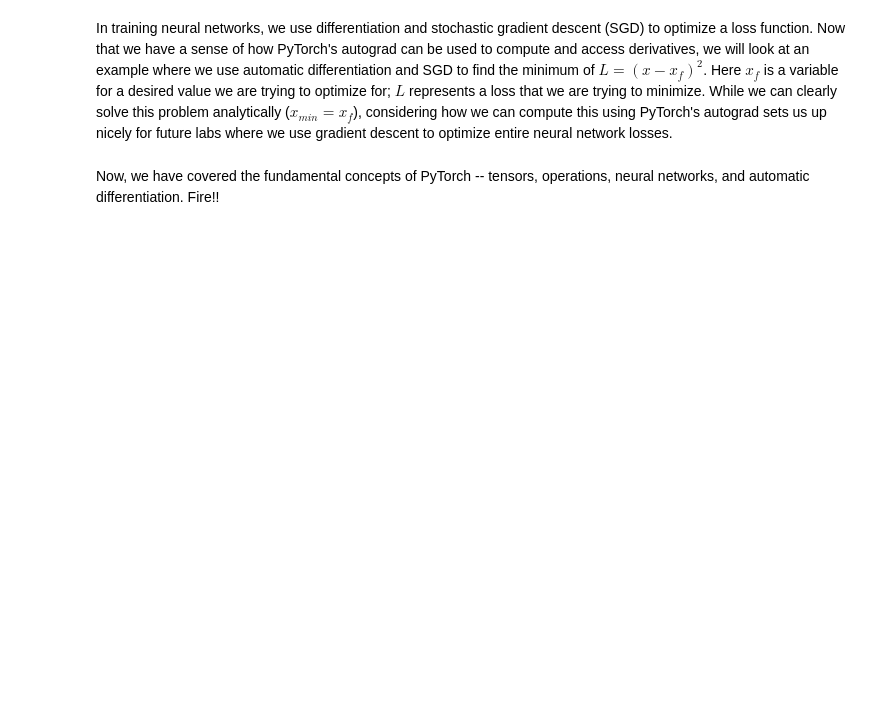
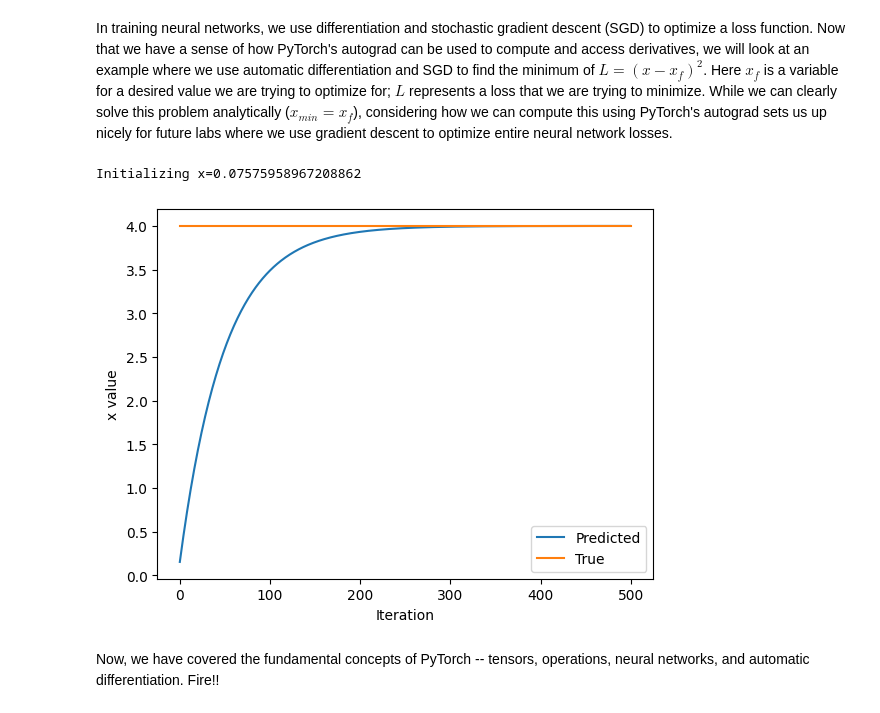
Before and after one commit to jingpeng7527/introtodeeplearning, a Jupyter notebook: lab1/PT_Part1_Intro.ipynb, the cells around one changed output. Cells and saved outputs as stored; diff of their text form; code cells hidden in the pictures; blank space fills up the shorter version.

```diff
--- a/lab1/PT_Part1_Intro.ipynb
+++ b/lab1/PT_Part1_Intro.ipynb
@@ -304,33 +339,36 @@ In training neural networks, we use differentiation and stochastic gradient desc
 x = torch.randn(1)
 print(f"Initializing x={x.item()}")
 
 learning_rate = 1e-2  # Learning rate
 history = []
 x_f = 4  # Target value
 
 
 # We will run gradient descent for a number of iterations. At each iteration, we compute the loss,
 #   compute the derivative of the loss with respect to x, and perform the update.
 for i in range(500):
     x = torch.tensor([x], requires_grad=True)
 
     # TODO: Compute the loss as the square of the difference between x and x_f
-    loss = # TODO
+    loss = (x-x_f)**2
 
     # Backpropagate through the loss to compute gradients
     loss.backward()
 
     # Update x with gradient descent
     x = x.item() - learning_rate * x.grad
 
     history.append(x.item())
 
 # Plot the evolution of x as we optimize toward x_f!
 plt.plot(history)
 plt.plot([0, 500], [x_f, x_f])
 plt.legend(('Predicted', 'True'))
 plt.xlabel('Iteration')
 plt.ylabel('x value')
 plt.show()
+# %% [output]
+Initializing x=0.07575958967208862
+[figure, added]
 # %% [markdown]
 Now, we have covered the fundamental concepts of PyTorch -- tensors, operations, neural networks, and automatic differentiation. Fire!!
```
Also changed, not shown: parts of 17 cells of this notebook.
